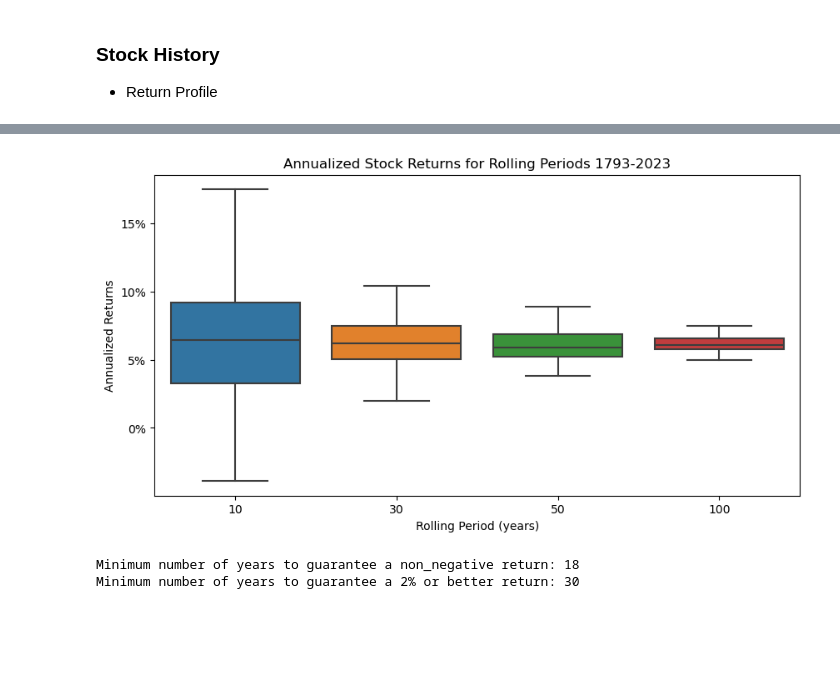
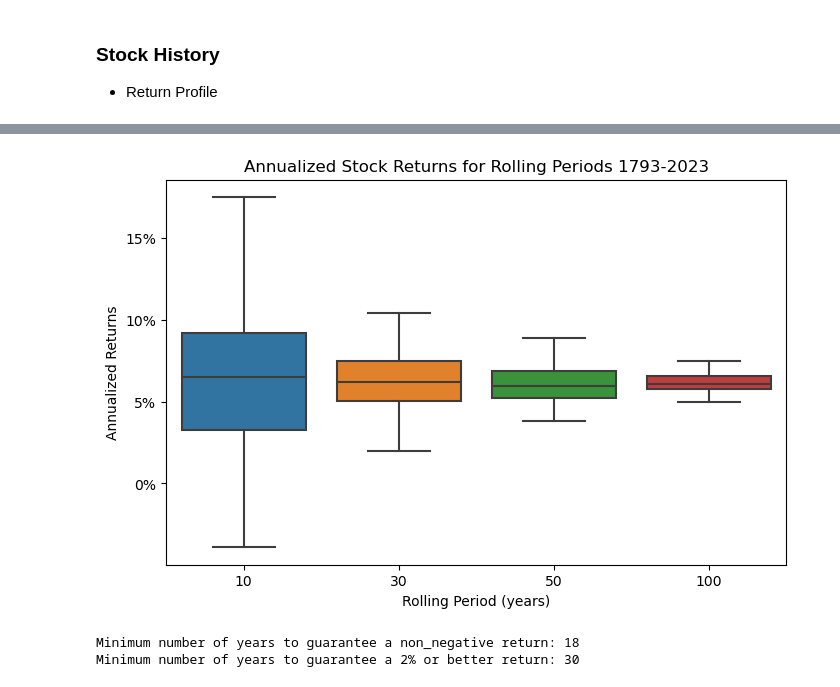
Before and after one commit to StarkArk/The_Long_View_Stocks_Bonds, a Jupyter notebook: stock_bond_return_analysis.ipynb, the cells around one changed output, grey strips where cells are left out. Saved outputs shown, nothing was run; the diff lists cells and outputs as text; code cells hidden in the pictures; blank space fills up the shorter version.

```diff
--- a/stock_bond_return_analysis.ipynb
+++ b/stock_bond_return_analysis.ipynb
@@ -183,25 +176,25 @@ plt.yscale('log')
 # %%
 # Use the geometric returns make a database of just rolling stock returns
 rolling_stock_returns=stock_returns[['rolling_ten_stocks', 'rolling_thirty_stocks','rolling_fifty_stocks', 'rolling_hundred_stocks']]
 
 # boxplots of rolling returns
-plt.figure(figsize=(10,5))
+plt.figure(figsize=(8,5))
 
 # all columns as a boxplot on the same figure
 ax = sns.boxplot(x='variable', y='value', data=pd.melt(rolling_stock_returns))
 ax.set(xlabel='Rolling Period (years)', ylabel='Annualized Returns', title='Annualized Stock Returns for Rolling Periods 1793-2023')
 
 # change y-axis ticks from floating to percentage
 y_value=['{:,.0f}'.format(100*x) + '%' for x in ax.get_yticks()]
 ax.set_yticklabels(y_value)
 
 # change x-axis labels
 x_value=['10', '30', '50', '100']
 ax.set_xticklabels(x_value)
 
 plt.show()
 # %% [output]
-[figure, old version]
+[figure, new version]
 # %%
 # populate a dataframe with the minimum return one can expect from a given roll period (in years)
 # create an empty dictionary object to store the roll period and minimum annualized return
```
Also changed, not shown: parts of 12 cells of this notebook, 20 other files.
